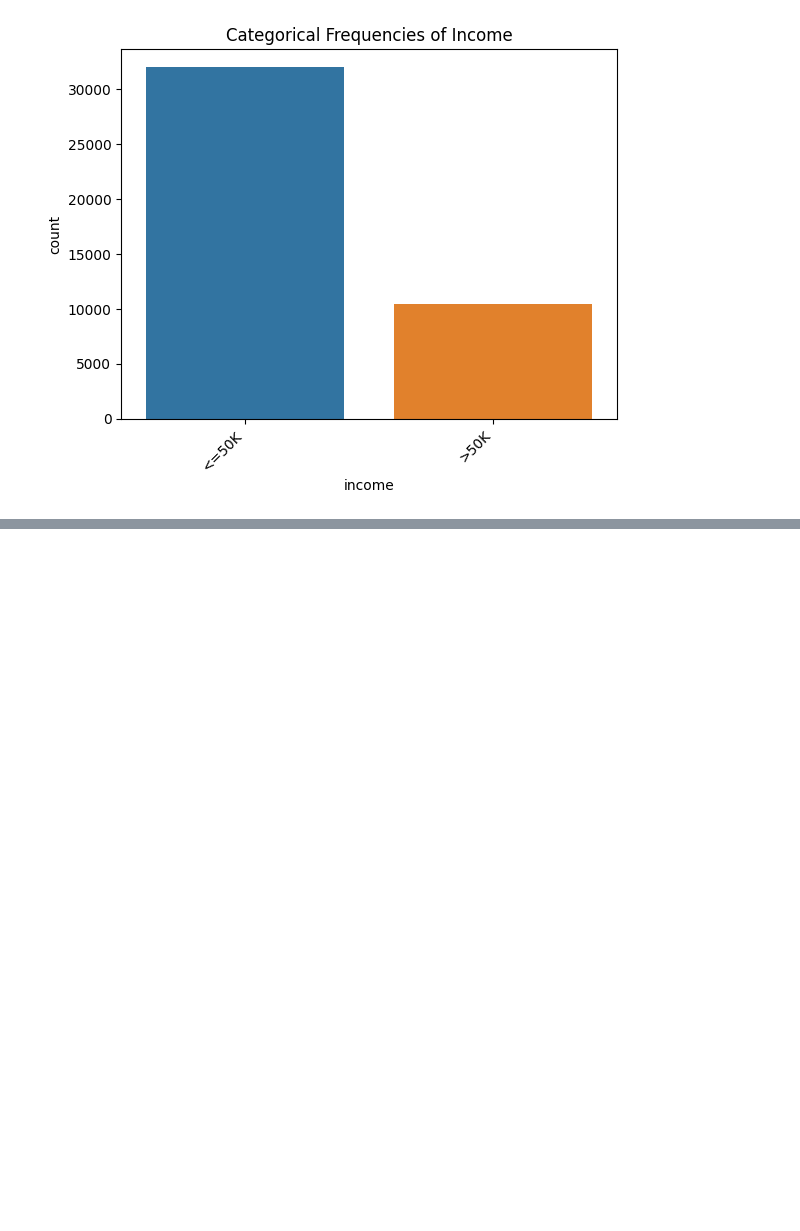
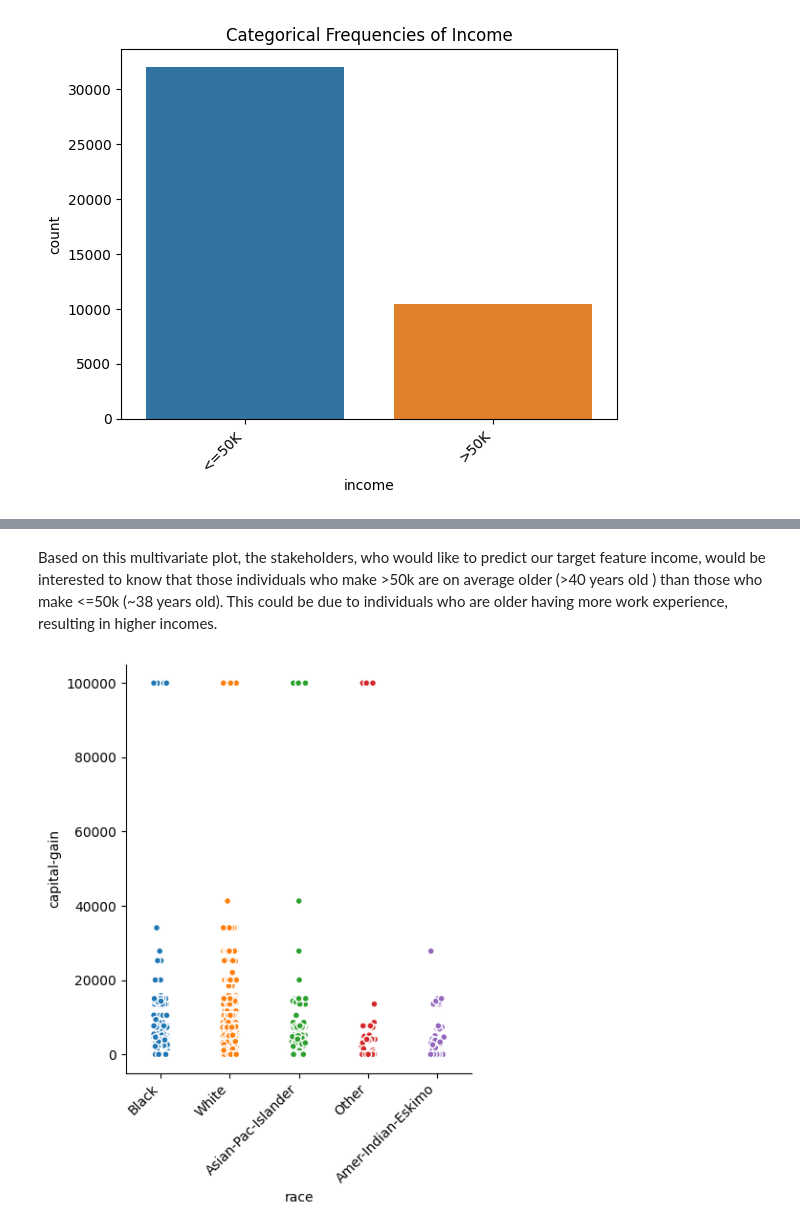
Before and after one commit to anjalixprakash/Project2, a Jupyter notebook: Project2.ipynb, the cells around one changed output, grey strips where cells are left out. Cells and saved outputs as stored; diff of their text form; code cells hidden in the pictures; blank space fills up the shorter version.

```diff
--- a/Project2.ipynb
+++ b/Project2.ipynb
@@ -360,0 +406,8 @@ ax.set_title("Categorical Frequencies of Income");
+# %% [markdown]
+Based on this multivariate plot, the stakeholders, who would like to predict our target feature income, would be interested to know that those individuals who make >50k are on average older (>40 years old ) than those who make <=50k (~38 years old). This could be due to individuals who are older having more work experience, resulting in higher incomes.
+# %%
+# Stripplot takes the same arguments as barplot
+ax = sns.catplot(data=df, x='race', y='capital-gain', hue='race', edgecolor='white', linewidth = 1 )
+ax.set_xticklabels(rotation=45, ha='right');
+# %% [output]
+[figure, added]
```
Also changed, not shown: parts of 9 cells of this notebook.
